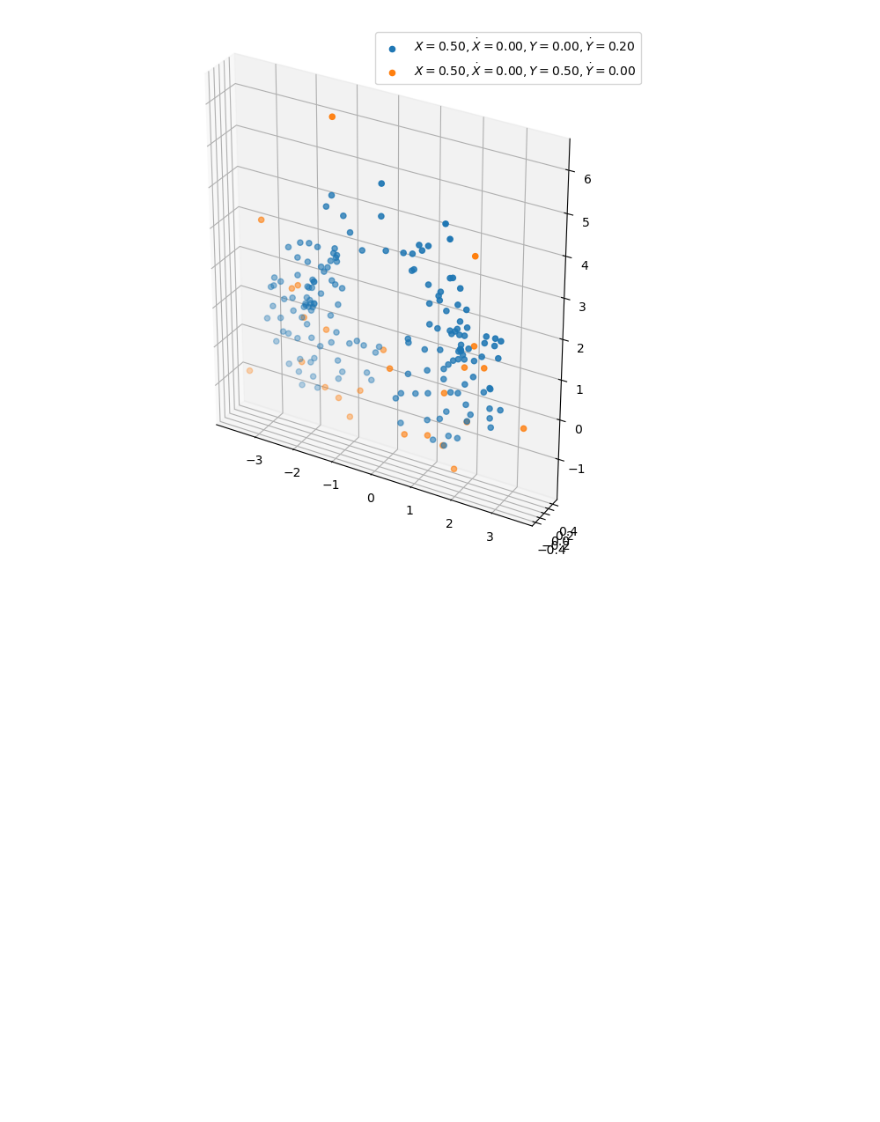
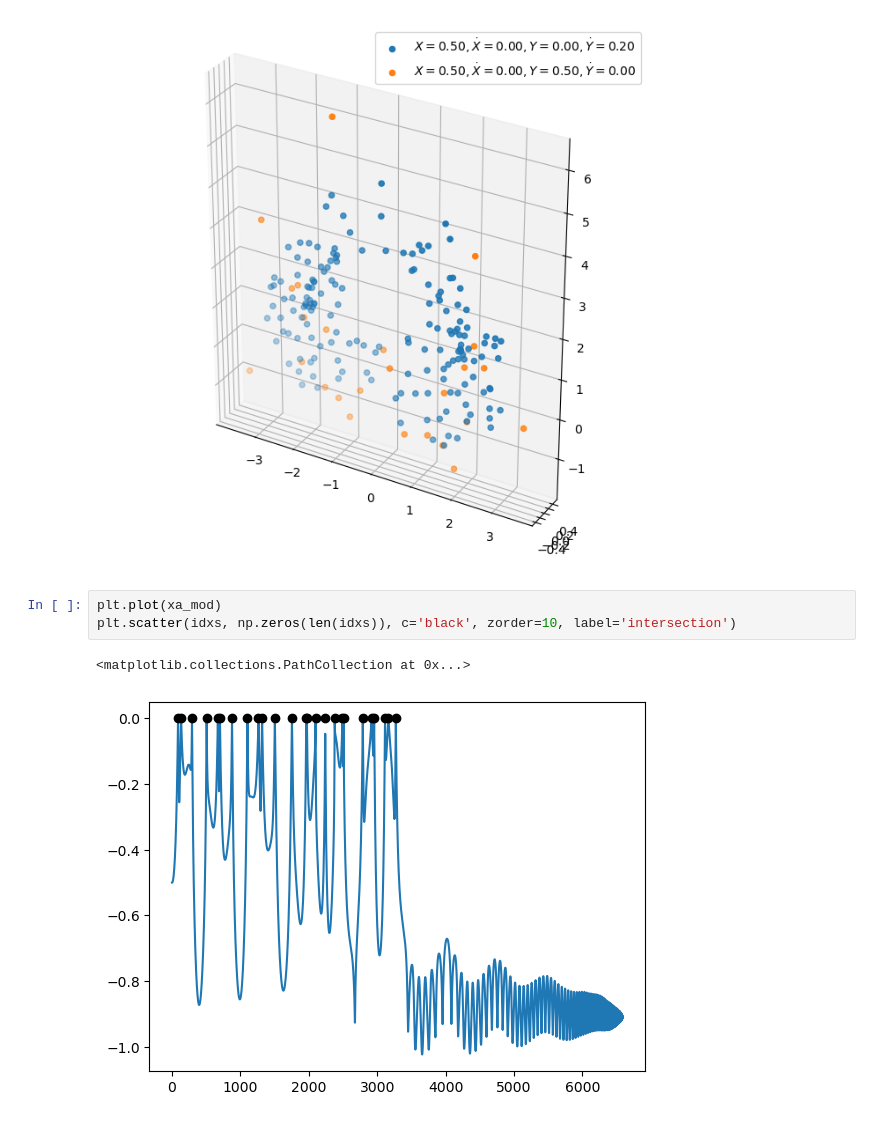
Before and after one commit to kavidey/PHYS111, a Jupyter notebook: computational_project/Stationary_frame_3.ipynb, the cells around one changed output. Drawn from its saved outputs; the diff is of its cells as text; blank space fills up the shorter version.

```diff
--- a/computational_project/Stationary_frame_3.ipynb
+++ b/computational_project/Stationary_frame_3.ipynb
@@ -232,3 +232,9 @@ ax.set_aspect('equal')
 plt.show()
 # %% [output]
 [figure]
+# %%
+plt.plot(xa_mod)
+plt.scatter(idxs, np.zeros(len(idxs)), c='black', zorder=10, label='intersection')
+# %% [output]
+<matplotlib.collections.PathCollection at 0x...>
+[figure, added]
```
